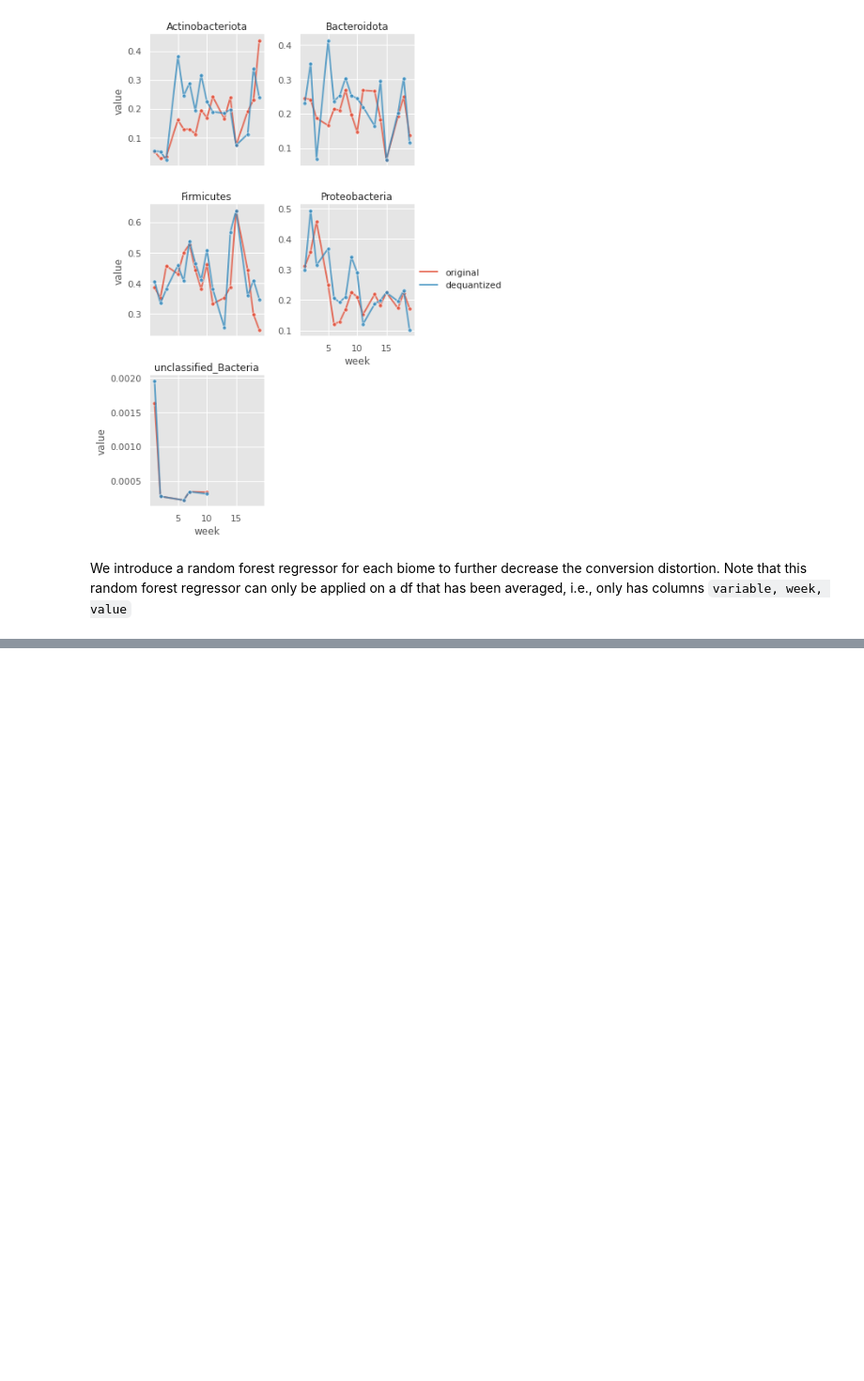
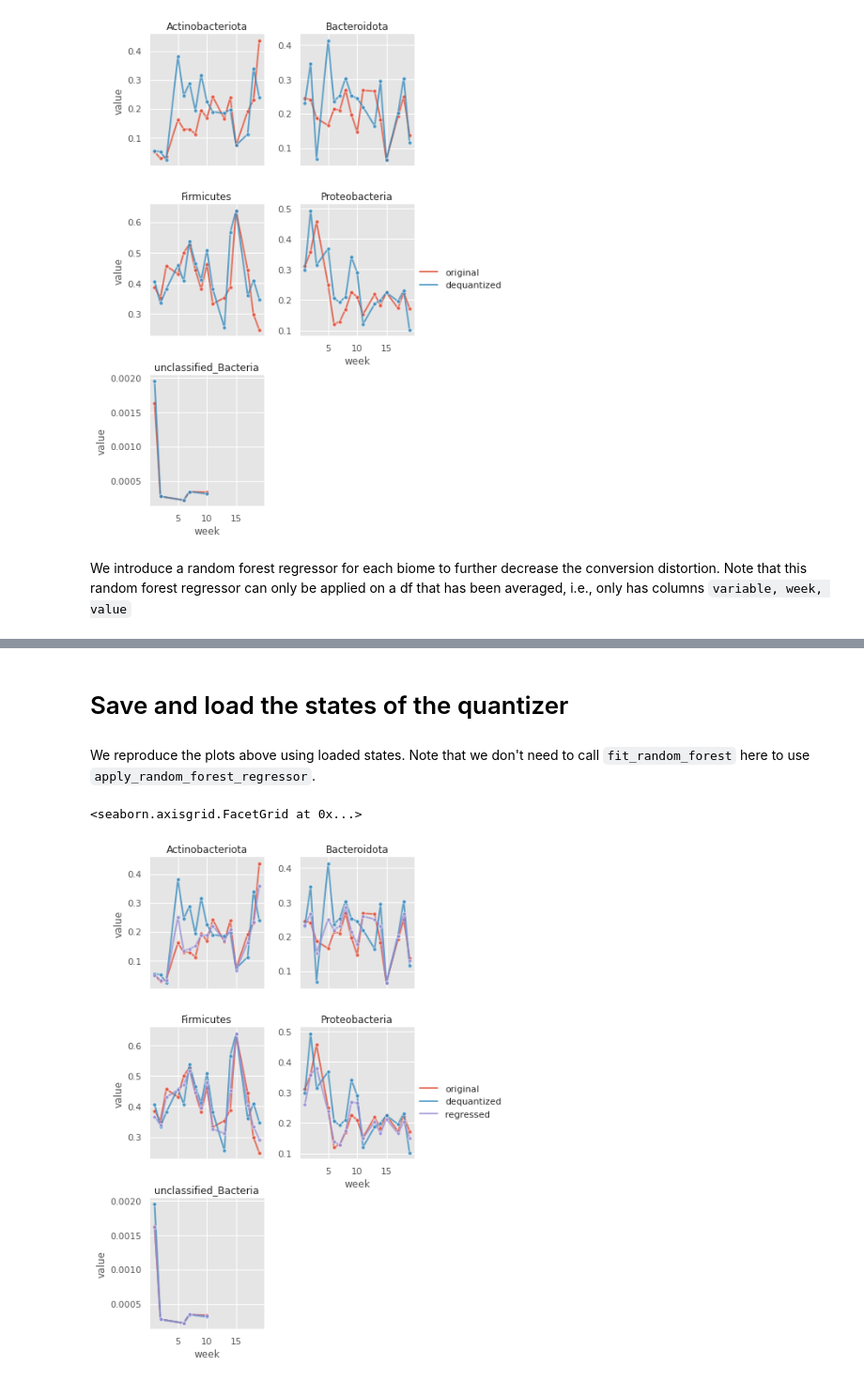
Before and after one commit to zeroknowledgediscovery/qbiome, a Jupyter notebook: examples/quantizer.ipynb, the cells around one changed output, grey strips where cells are left out. Shown: that part at 94% size. Drawn from its saved outputs; the diff is of its cells as text; code cells hidden in the pictures; blank space fills up the shorter version.

```diff
--- a/examples/quantizer.ipynb
+++ b/examples/quantizer.ipynb
@@ -166,0 +167,2 @@ g.add_legend()
+# %% [markdown]
+# Save and load the states of the quantizer
@@ -166,0 +171,24 @@ g.add_legend()
+# %%
+new_quantizer = Quantizer()
+new_quantizer.load_quantizer_states('quantizer.pkl')
+# %% [markdown]
+We reproduce the plots above using loaded states. Note that we don't need to call `fit_random_forest` here to use `apply_random_forest_regressor`.
+# %%
+avg_regressed = new_quantizer.apply_random_forest_regressor(dequantized_plot)
+# %%
+concat = pd.concat([
+    data.assign(source='original'),
+    dequantized_plot.assign(source='dequantized'),
+    avg_regressed.assign(source='regressed')
+])
+concat = concat[concat.variable.isin(BIOMES)]
+concat = concat[(concat.week <= 20)]
+
+g = sns.FacetGrid(concat, col='variable', col_wrap=2, sharey=False, margin_titles=True)
+g.map_dataframe(sns.lineplot, 'week', 'value', hue='source', ci=None, marker='o',
+                    linewidth=2, alpha=0.75, markersize=5)
+g.set_titles(row_template = '{row_name}', col_template = '{col_name}')
+g.add_legend()
+# %% [output]
+<seaborn.axisgrid.FacetGrid at 0x...>
+[figure, added]
```
Also changed, not shown: parts of 3 cells of this notebook, 5 other files.
